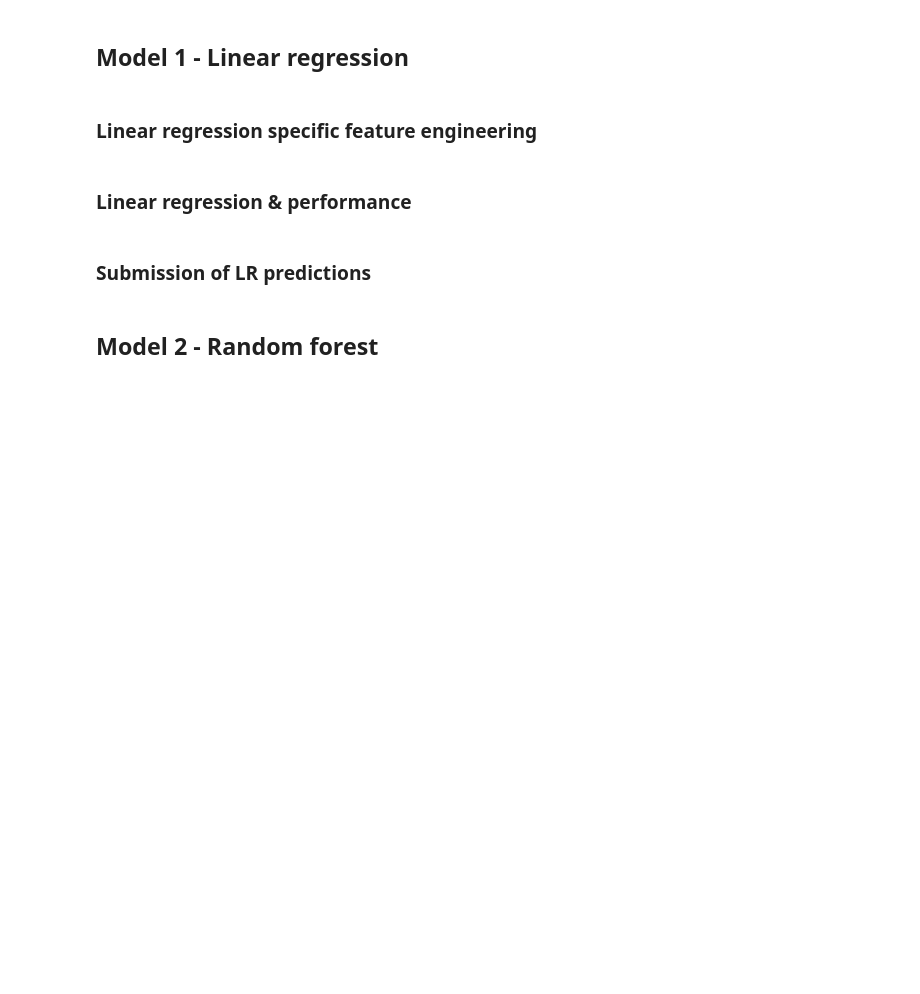
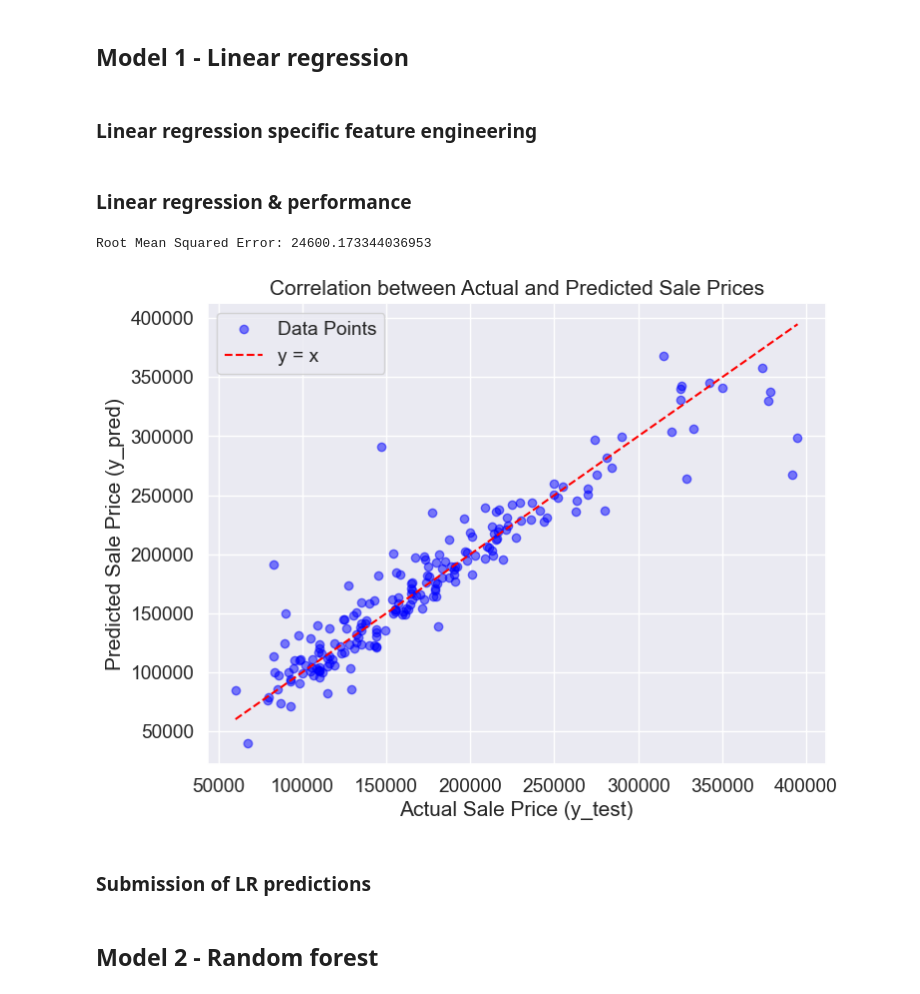
Before and after one commit to hakonsonstebo/HPP, a Jupyter notebook: HPP.ipynb, the cells around one changed output. Cells and saved outputs as stored; diff of their text form; code cells hidden in the pictures; blank space fills up the shorter version.

```diff
--- a/HPP.ipynb
+++ b/HPP.ipynb
@@ -139,7 +276,7 @@ We see that multiple of the continuous features have outliers. We will handle th
 #### Outliers in continous variables
 # %%
 #Qualitative assessment of which features have outliers.
-outlier_columns = ['BsmtFinSF2', '1stFlrSF','GrLivArea', '3SsnPorch', 'ScreenPorch', 'MiscVal']
+outlier_columns = ['BsmtFinSF2', '1stFlrSF','GrLivArea', '3SsnPorch', 'ScreenPorch', 'MiscVal', "YearBuilt"]
 
 
 for column in outlier_columns:
@@ -175,12 +315,16 @@ train_test_df = pd.concat([train_df,test_df],axis=0)
 # %%
 # TODO Temporal Features
 # Makes sense but does not make the model any better
-# for feature in ["YearBuilt", "YearRemodAdd", "GarageYrBlt"]:
-#     train_test_df[feature] = train_test_df["YrSold"]-train_test_df[feature]
+for feature in ["YearBuilt", "YearRemodAdd", "GarageYrBlt"]:
+    train_test_df[feature] = train_test_df["YrSold"]-train_test_df[feature]
 
+
+# TODO TimeSold(?) = YrSold + MoSold/12
 
 # TODO Makes the LR better but the RF worse
 train_test_df['TotalArea']  = train_test_df['1stFlrSF'] + train_test_df['2ndFlrSF'] + train_test_df['TotalBsmtSF'] + train_test_df['GrLivArea']
+
+# TODO ADD OUTDOOR to TotalArea
 
 # NA means the house does not have it
 for col in ('BsmtQual', 'BsmtCond', 'BsmtExposure',
@@ -421,8 +583,8 @@ from sklearn.metrics import mean_squared_error
 from sklearn.model_selection import train_test_split
 
 # X_train contains features, and y_train contains the target variable (SalePrice).
-X_train= HPP_data_Train.drop(['SalePrice'],axis=1)
-y_train= HPP_data_Train['SalePrice']
+X_train= HPP_data_Train_LR.drop(['SalePrice'],axis=1)
+y_train= HPP_data_Train_LR['SalePrice']
 
 #Below we split the training data into train and test, so that we have labels for the actual Sale price.
 #This is used to analyze our model to further enhance it.
@@ -431,33 +593,36 @@ y_train= HPP_data_Train['SalePrice']
 X_train, X_test, y_train, y_test = train_test_split(X_train, y_train, test_size=0.2, random_state=42)
 
 #Initialize the linear regression model
 linear_regression_model = LinearRegression()
 
 # Fit the liner_regression_model to the training data
 linear_regression_model.fit(X_train, y_train)
 
 # Make predictions on the test data
 y_pred = linear_regression_model.predict(X_test)
 
 # Calculate the Mean Squared Error (MSE) to evaluate the liner_regression_model's performance
 mse = mean_squared_error(y_test, y_pred)
 
 # Calculate the Root Mean Squared Error (RMSE) by taking the square root of MSE
 import math
 rmse = math.sqrt(mse)
 
 # Print the RMSE
 print("Root Mean Squared Error:", rmse)
 
 # Create a scatter plot to visualize the correlation
 plt.figure(figsize=(8, 6))
 plt.scatter(y_test, y_pred, c='blue', alpha=0.5, label='Data Points')
 plt.plot([min(y_test), max(y_test)], [min(y_test), max(y_test)], color='red', linestyle='--', label='y = x')
 plt.xlabel("Actual Sale Price (y_test)")
 plt.ylabel("Predicted Sale Price (y_pred)")
 plt.title("Correlation between Actual and Predicted Sale Prices")
 plt.legend()
 plt.show()
+# %% [output]
+Root Mean Squared Error: 24600.173344036953
+[figure, added]
 # %% [markdown]
 ### Submission of LR predictions
 # %%
```
Also changed, not shown: parts of 20 cells of this notebook, 11 other files.
